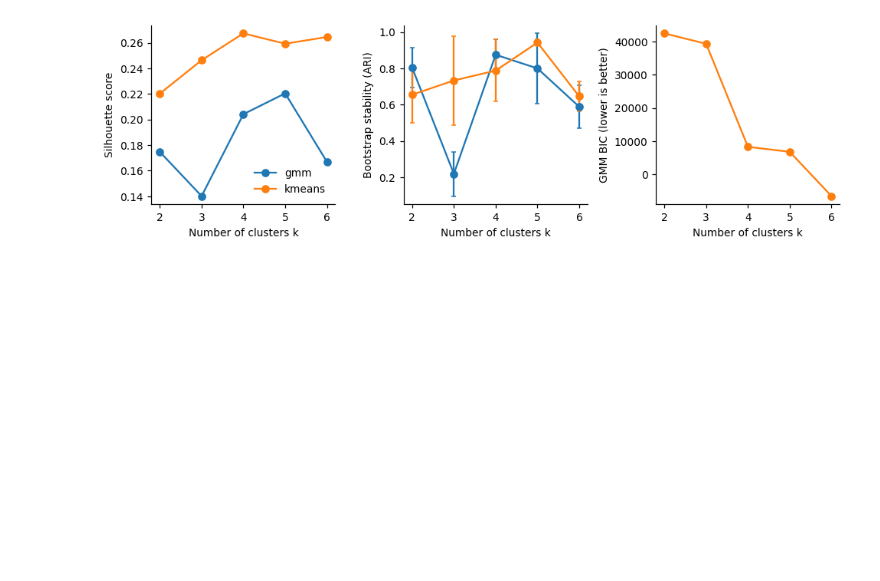
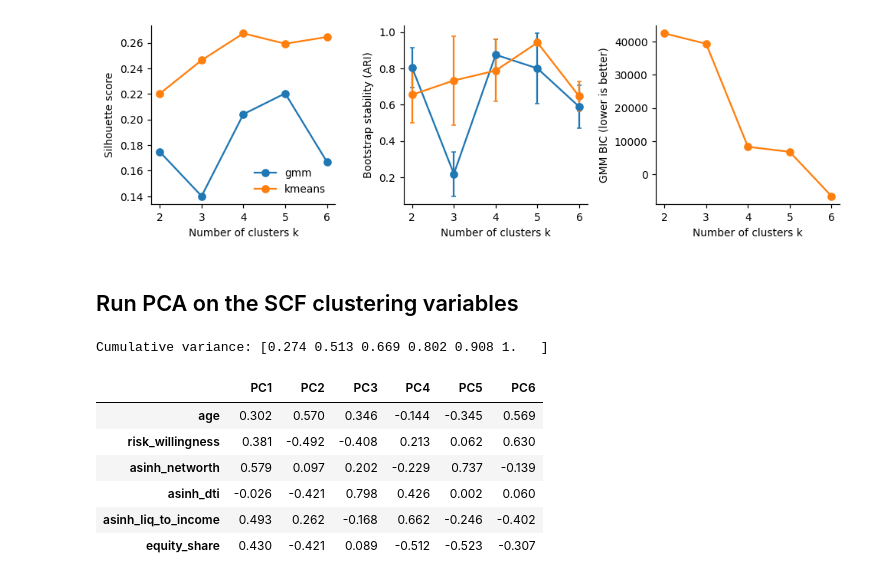
Before and after one commit to Ivory-Uche/Portfolio-Pilot, a Jupyter notebook: Portfolio_pilot_M3.ipynb, the cells around one changed output. Saved outputs shown, nothing was run; the diff lists cells and outputs as text; code cells hidden in the pictures; blank space fills up the shorter version.

```diff
--- a/Portfolio_pilot_M3.ipynb
+++ b/Portfolio_pilot_M3.ipynb
@@ -550,3 +548,27 @@ axes[0].legend(frameon=False)
 save_fig(fig, "fig05_k_selection")
 # %% [output]
 [figure]
+# %% [markdown]
+## Run PCA on the SCF clustering variables
+# %%
+Xp = weighted_resample(tr, SEED)[CLUSTER_FEATURES].to_numpy(float)
+pca_scf = PCA(random_state=SEED).fit(StandardScaler().fit_transform(Xp))
+evr_scf = pca_scf.explained_variance_ratio_
+note("pca_scf", "explained", evr_scf.tolist())
+note("pca_scf", "cumulative", np.cumsum(evr_scf).tolist())
+note("pca_scf", "n_to_threshold", int(np.searchsorted(np.cumsum(evr_scf), PCA_THRESHOLD) + 1))
+note("pca_scf", "n_eigen_gt_1", int((pca_scf.explained_variance_ > 1).sum()))
+load_scf = pd.DataFrame(pca_scf.components_.T, index=CLUSTER_FEATURES,
+                        columns=[f"PC{i+1}" for i in range(len(CLUSTER_FEATURES))])
+load_scf.to_csv(TAB_DIR / "pca_scf_loadings.csv")
+print("Cumulative variance:", np.cumsum(evr_scf).round(3))
+load_scf.round(3)
+# %% [output]
+Cumulative variance: [0.274 0.513 0.669 0.802 0.908 1.   ]
+|  | PC1 | PC2 | PC3 | PC4 | PC5 | PC6 |
+| age | 0.302 | 0.570 | 0.346 | -0.144 | -0.345 | 0.569 |
+| risk_willingness | 0.381 | -0.492 | -0.408 | 0.213 | 0.062 | 0.630 |
+| asinh_networth | 0.579 | 0.097 | 0.202 | -0.229 | 0.737 | -0.139 |
+| asinh_dti | -0.026 | -0.421 | 0.798 | 0.426 | 0.002 | 0.060 |
+| asinh_liq_to_income | 0.493 | 0.262 | -0.168 | 0.662 | -0.246 | -0.402 |
+| equity_share | 0.430 | -0.421 | 0.089 | -0.512 | -0.523 | -0.307 |
```
Also changed, not shown: parts of 1 cell of this notebook.
